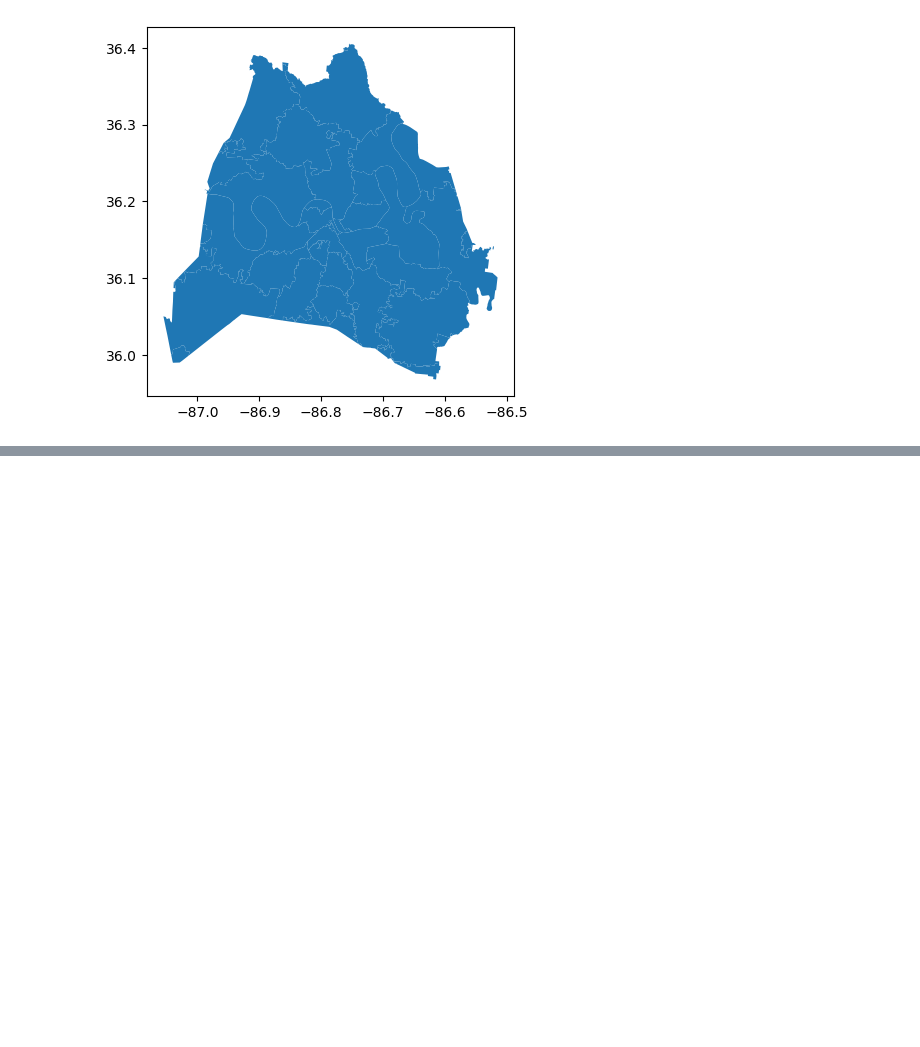
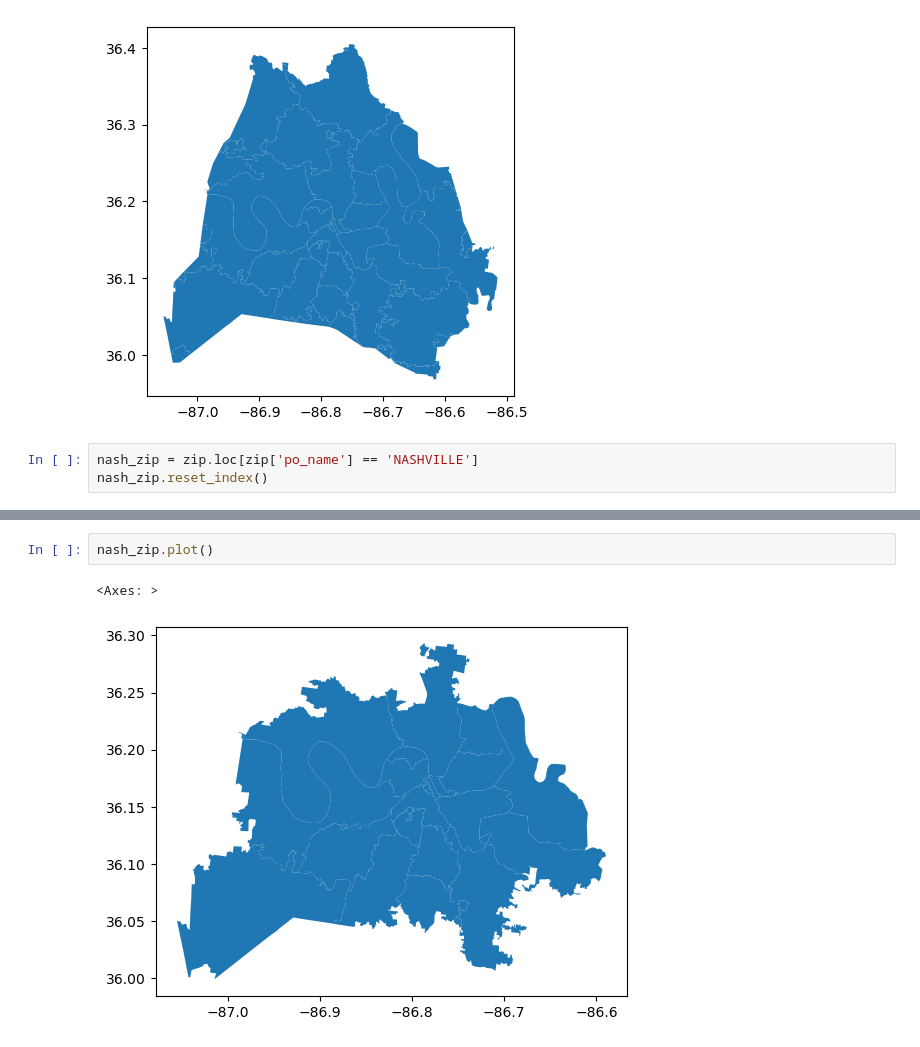
Before and after one commit to Luna-Agora/caps, a Jupyter notebook: notebooks/davidson_geo_folium.ipynb, the cells around one changed output, grey strips where cells are left out. Drawn from its saved outputs; the diff is of its cells as text; blank space fills up the shorter version.

```diff
--- a/notebooks/davidson_geo_folium.ipynb
+++ b/notebooks/davidson_geo_folium.ipynb
@@ -13,3 +13,6 @@ zip = gpd.read_file('../data/zipcodes.geojson')
 zip.plot();
 # %% [output]
 [figure]
+# %%
+nash_zip = zip.loc[zip['po_name'] == 'NASHVILLE']
+nash_zip.reset_index()
@@ -15,0 +57,5 @@ zip.plot();
+# %%
+nash_zip.plot()
+# %% [output]
+<Axes: >
+[figure, added]
```
Also changed, not shown: parts of 4 cells of this notebook, 1 other file.
